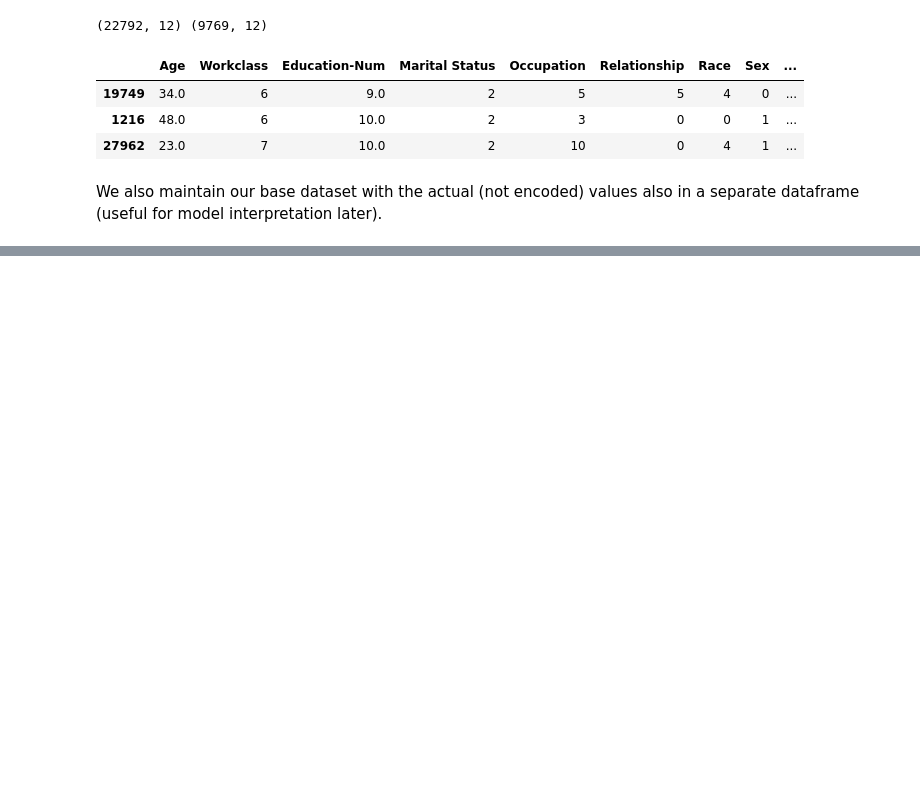
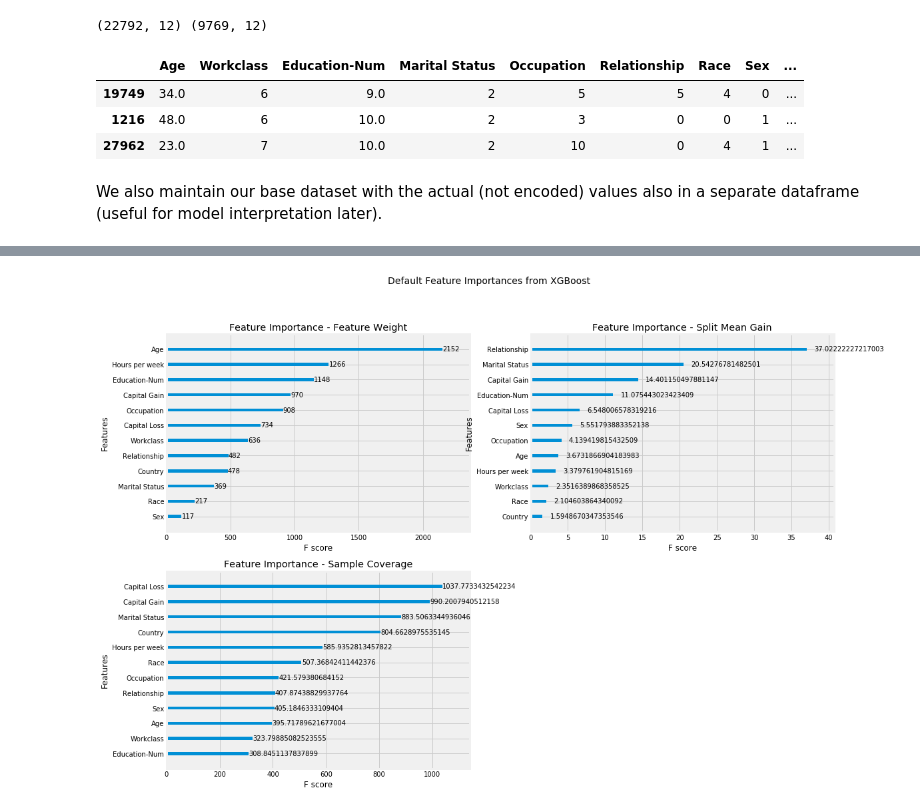
Before and after one commit to mtofighi/Machine-Learning-Model-Interpretation, a Jupyter notebook: MachineLearningModelInterpretation.ipynb, the cells around one changed output, grey strips where cells are left out. Saved outputs shown, nothing was run; the diff lists cells and outputs as text; code cells hidden in the pictures; blank space fills up the shorter version.

```diff
--- a/MachineLearningModelInterpretation.ipynb
+++ b/MachineLearningModelInterpretation.ipynb
@@ -310,0 +360,7 @@ X_train_disp.head(3)
+# %%
+%%time
+
+import xgboost as xgb
+xgc = xgb.XGBClassifier(n_estimators=500, max_depth=5, base_score=0.5,
+                        objective='binary:logistic', random_state=42)
+xgc.fit(X_train, y_train)
@@ -310,0 +398,17 @@ X_train_disp.head(3)
+# %%
+fig = plt.figure(figsize = (16, 12))
+title = fig.suptitle("Default Feature Importances from XGBoost", fontsize=14)
+
+ax1 = fig.add_subplot(2,2, 1)
+xgb.plot_importance(xgc, importance_type='weight', ax=ax1)
+t=ax1.set_title("Feature Importance - Feature Weight")
+
+ax2 = fig.add_subplot(2,2, 2)
+xgb.plot_importance(xgc, importance_type='gain', ax=ax2)
+t=ax2.set_title("Feature Importance - Split Mean Gain")
+
+ax3 = fig.add_subplot(2,2, 3)
+xgb.plot_importance(xgc, importance_type='cover', ax=ax3)
+t=ax3.set_title("Feature Importance - Sample Coverage")
+# %% [output]
+[figure, added]
```
Also changed, not shown: parts of 37 cells of this notebook.
